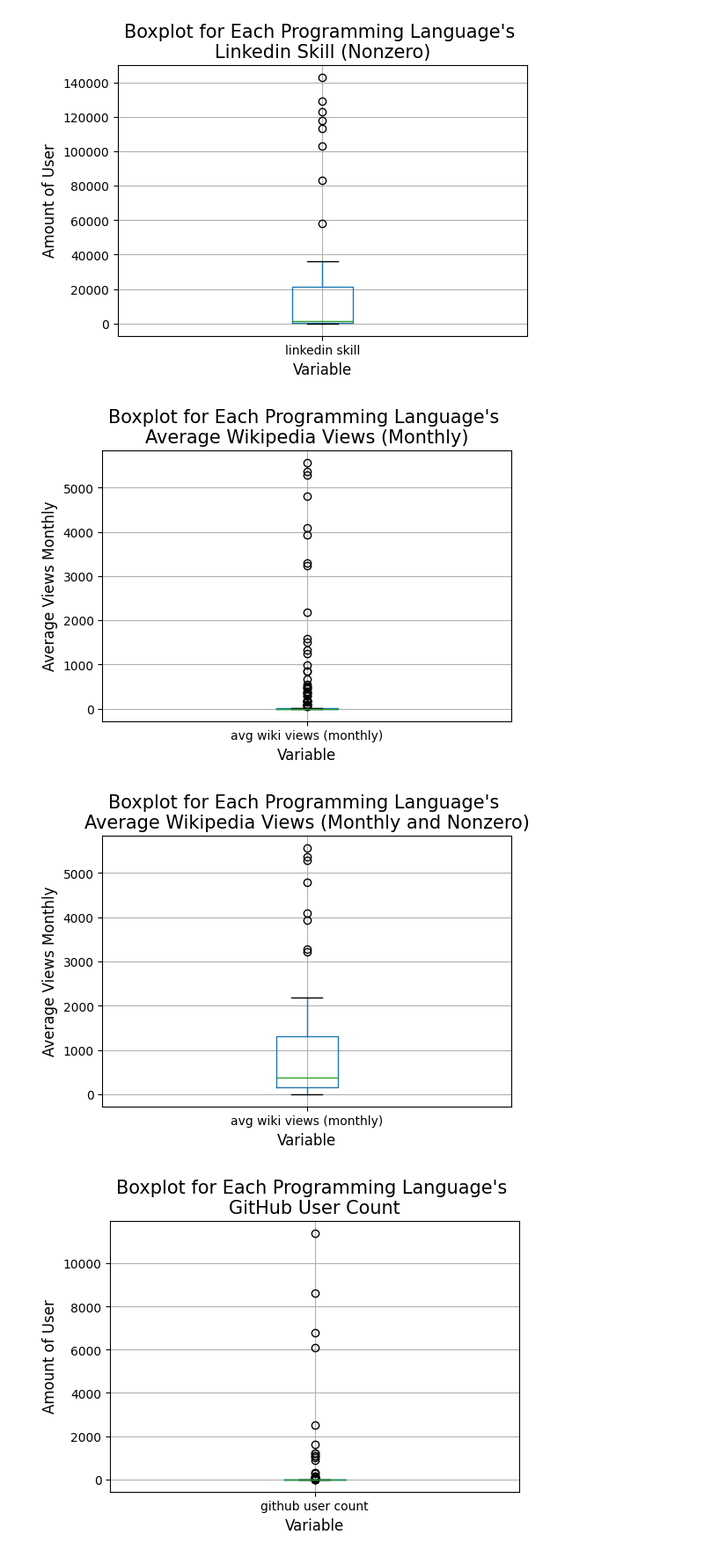
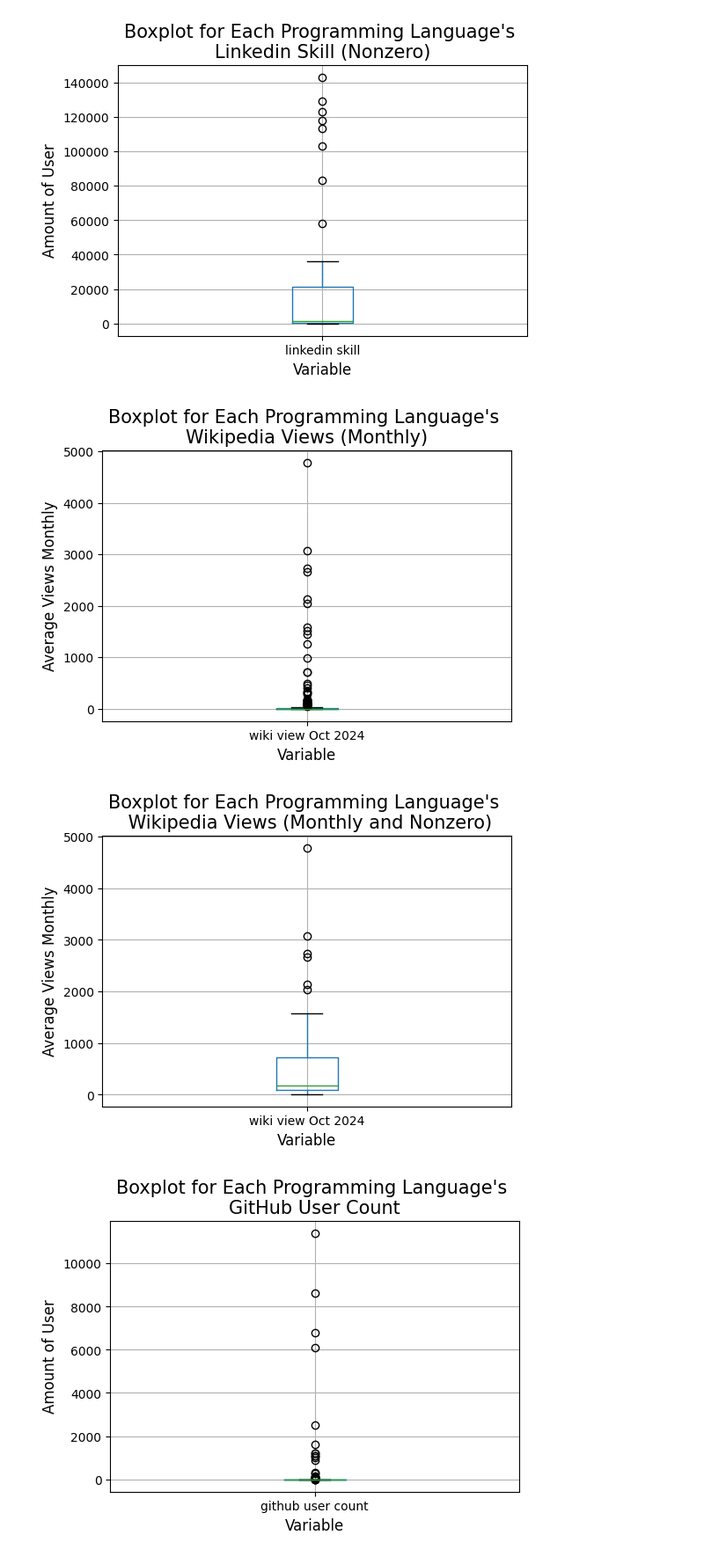
Before and after one commit to Ella-Raputri/FoDS-FinalProject, a Jupyter notebook: EDA/plot1.ipynb, the cells around one changed output. Shown: that part at 88% size. Drawn from its saved outputs; the diff is of its cells as text; code cells hidden in the pictures.

Commit message:
revise heatmap and clustering
now only include oct 2024 data for the time series ones

```diff
--- a/EDA/plot1.ipynb
+++ b/EDA/plot1.ipynb
@@ -4,7 +4,7 @@ import numpy as np
 import seaborn as sns
 import matplotlib.pyplot as plt
 # %%
-df = pd.read_csv('result3.csv')
+df = pd.read_csv('result4.csv')
 df
 # %% [output]
 |  | programming language | tiobe index ratings | job amount | average salary | location | linkedin skill | ... |
@@ -92,28 +92,28 @@ plt.show()
 # All Average Monthly Wiki Views
 plt.figure(figsize = (6,4))
 
-df[['avg wiki views (monthly)']].boxplot()
+df[['wiki view Oct 2024']].boxplot()
 
-plt.title("Boxplot for Each Programming Language's \nAverage Wikipedia Views (Monthly)", fontsize = 15)
+plt.title("Boxplot for Each Programming Language's \nWikipedia Views (Monthly)", fontsize = 15)
 plt.xlabel("Variable", fontsize = 12)
 plt.ylabel("Average Views Monthly", fontsize = 12)
 plt.show()
 # %% [output]
-[figure, old version]
+[figure, new version]
 # %%
 # All Nonzero Average Monthly Wiki Views
 # We exclude the zero one because 0 means that there is no wikipedia page for that programming language
 plt.figure(figsize = (6,4))
 
-nonzero = df[df["avg wiki views (monthly)"]>0]
-nonzero[['avg wiki views (monthly)']].boxplot()
+nonzero = df[df['wiki view Oct 2024']>0]
+nonzero[['wiki view Oct 2024']].boxplot()
 
-plt.title("Boxplot for Each Programming Language's \nAverage Wikipedia Views (Monthly and Nonzero)", fontsize = 15)
+plt.title("Boxplot for Each Programming Language's \n Wikipedia Views (Monthly and Nonzero)", fontsize = 15)
 plt.xlabel("Variable", fontsize = 12)
 plt.ylabel("Average Views Monthly", fontsize = 12)
 plt.show()
 # %% [output]
-[figure, old version]
+[figure, new version]
 # %%
 # All GitHub User Count
 
```
Also changed, not shown: parts of 4 cells of this notebook, 22 other files.
